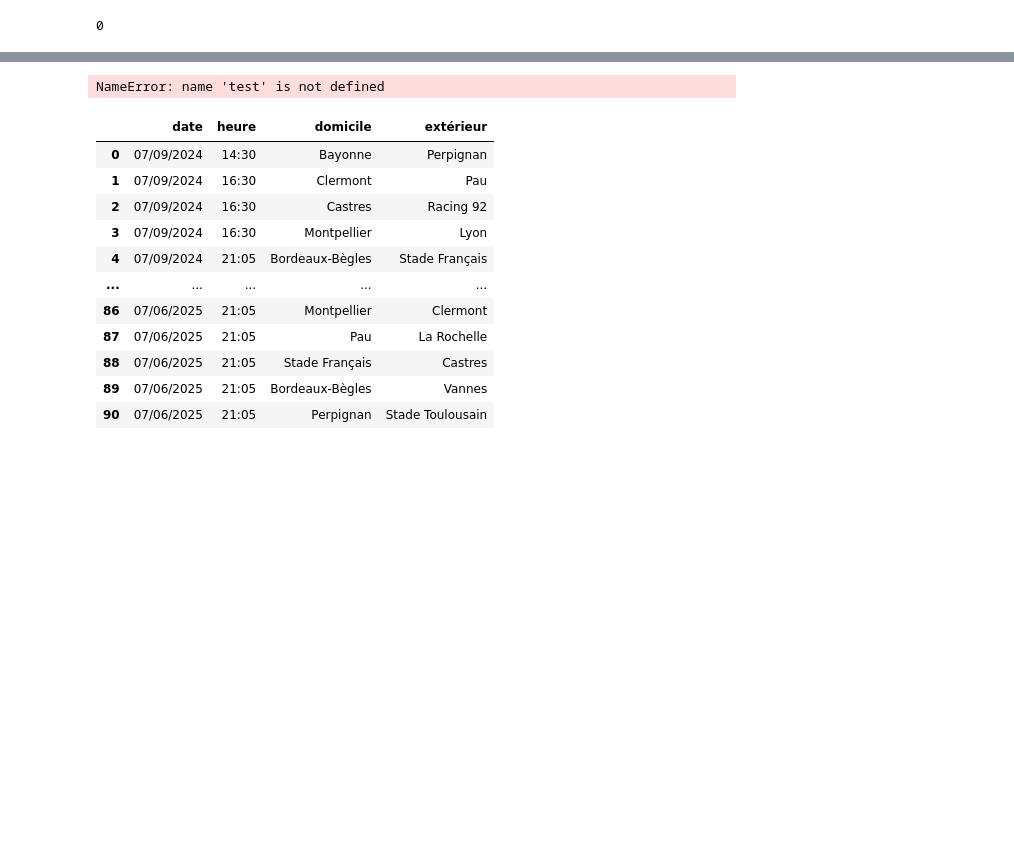
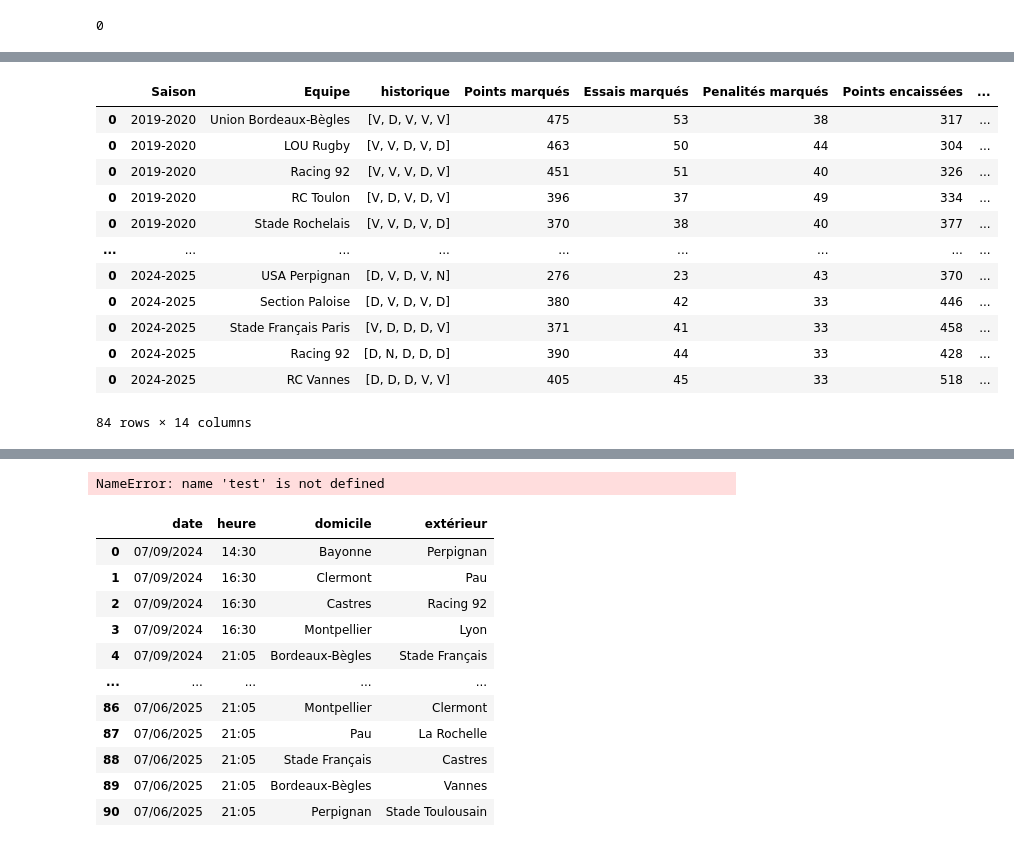
Before and after one commit to gentalex/rugby3, a Jupyter notebook: df_stats_equipes_Alex.ipynb, the cells around one changed output, grey strips where cells are left out. Drawn from its saved outputs; the diff is of its cells as text; code cells hidden in the pictures; blank space fills up the shorter version.

Commit message:
ajout du df_stats_equipes clean avec id

```diff
--- a/df_stats_equipes_Alex.ipynb
+++ b/df_stats_equipes_Alex.ipynb
@@ -321,0 +342,20 @@ df
+# %%
+dico_id_club = {'LOU Rugby':1,
+                'RC Toulon':2,
+                'Section Paloise':3,
+                'ASM Clermont':4,
+                'Aviron Bayonnais':5,
+                'Union Bordeaux-Bègles':6,
+                'Castres Olympique':7,
+                'Montpellier Hérault Rugby':8,
+                'Stade Toulousain':9,
+                'Racing 92':10,
+                'Stade Rochelais':11,
+                'CA Brive':12,
+                'SU Agen':13,
+                'Stade Français Paris':14,
+                'Biarritz Olympique PB':15,
+                'USA Perpignan':16,
+                'Oyonnax Rugby':17,
+                'RC Vannes':18,
+                'France':19}
@@ -387,3 +446,23 @@ IndexError: list index out of range
+# %%
+df["Equipe"]=df["Equipe"].apply(lambda x : dico_club_clean[x])
+# %%
+df["ID_equipes"]= df["Equipe"].apply(lambda x : dico_id_club[x])
+# %%
+df
+# %% [output]
+|  | Saison | Equipe | historique | Points marqués | Essais marqués | Penalités marqués | Points encaissées | ... |
+| 0 | 2019-2020 | Union Bordeaux-Bègles | [V, D, V, V, V] | 475 | 53 | 38 | 317 | ... |
+| 0 | 2019-2020 | LOU Rugby | [V, V, D, V, D] | 463 | 50 | 44 | 304 | ... |
+| 0 | 2019-2020 | Racing 92 | [V, V, V, D, V] | 451 | 51 | 40 | 326 | ... |
+| 0 | 2019-2020 | RC Toulon | [V, D, V, D, V] | 396 | 37 | 49 | 334 | ... |
+| 0 | 2019-2020 | Stade Rochelais | [V, V, D, V, D] | 370 | 38 | 40 | 377 | ... |
+| ... | ... | ... | ... | ... | ... | ... | ... | ... |
+| 0 | 2024-2025 | USA Perpignan | [D, V, D, V, N] | 276 | 23 | 43 | 370 | ... |
+| 0 | 2024-2025 | Section Paloise | [D, V, D, V, D] | 380 | 42 | 33 | 446 | ... |
+| 0 | 2024-2025 | Stade Français Paris | [V, D, D, D, V] | 371 | 41 | 33 | 458 | ... |
+| 0 | 2024-2025 | Racing 92 | [D, N, D, D, D] | 390 | 44 | 33 | 428 | ... |
+| 0 | 2024-2025 | RC Vannes | [D, D, D, V, V] | 405 | 45 | 33 | 518 | ... |
+84 rows × 14 columns
 # %%
 url = requests.get(f"https://top14.lnr.fr/classement/{annee}")
 soup = BeautifulSoup(url.text, 'html.parser')
```
Also changed, not shown: parts of 23 cells of this notebook.
